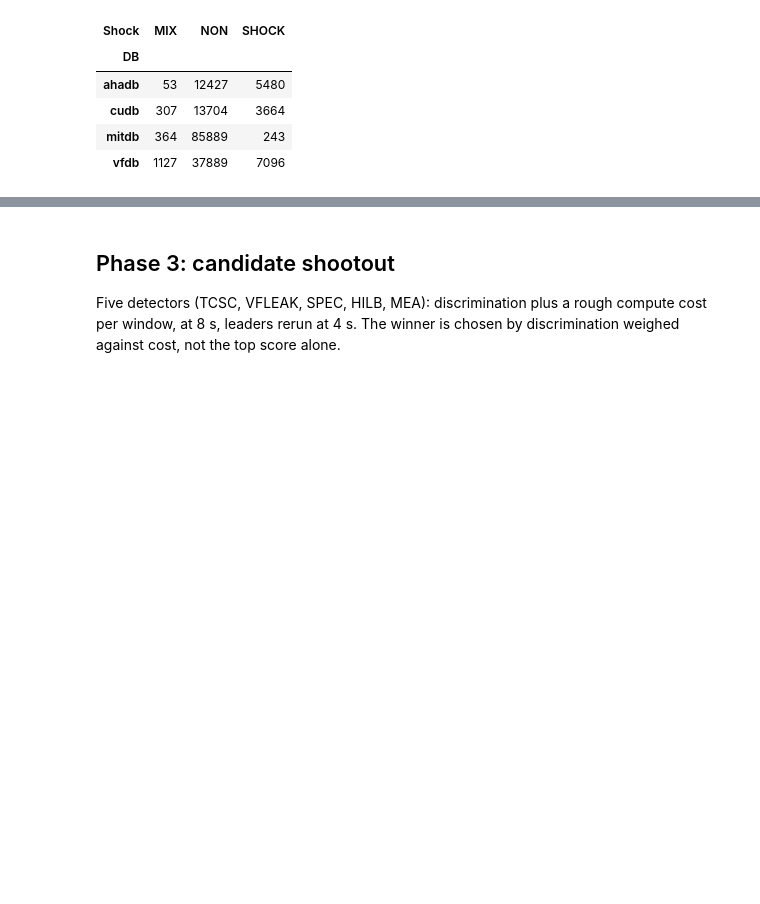
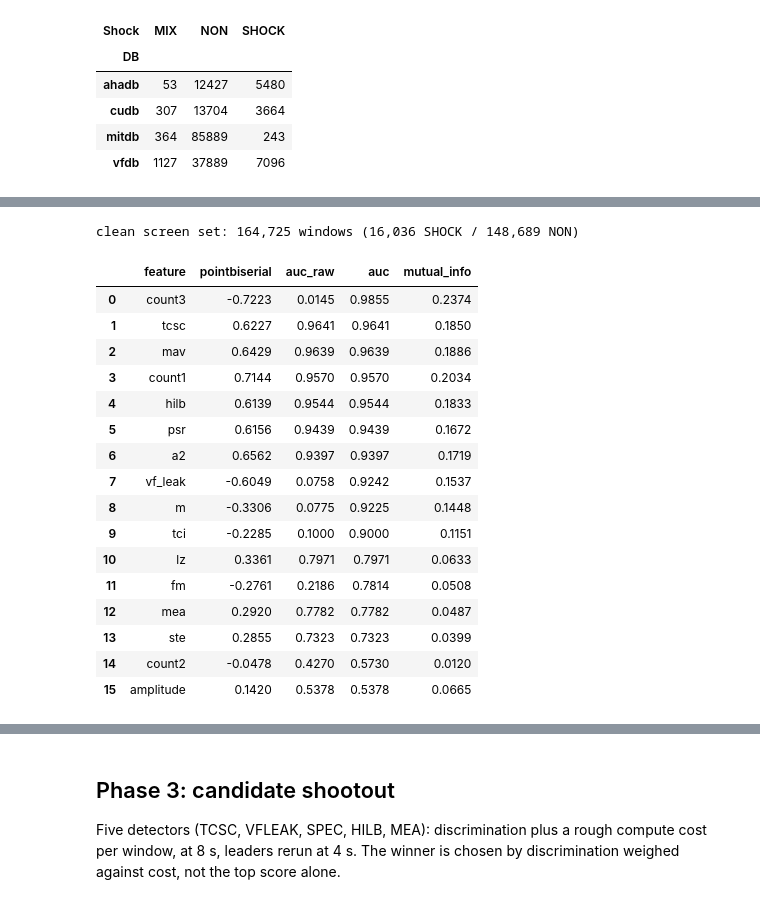
Before and after one commit to kbajalc/vfong, a Jupyter notebook: vfta/PIPELINE.ipynb, the cells around one changed output, grey strips where cells are left out. Cells and saved outputs as stored; diff of their text form; code cells hidden in the pictures; blank space fills up the shorter version.

```diff
--- a/vfta/PIPELINE.ipynb
+++ b/vfta/PIPELINE.ipynb
@@ -230,0 +230,30 @@ heatmap. This confirms the two added candidates (HILB, MEA).
+# %%
+from vfta import screen
+from vfta.features import feature_names
+
+FEATURES = feature_names()               # the 16 signal-only features
+study8 = labels.load_dataset(DBS, 8.0)   # ahadb 8-series, benchmark labels
+clean = screen.clean_set(study8)
+print(f'clean screen set: {len(clean):,} windows '
+      f"({(clean.Shock=='SHOCK').sum():,} SHOCK / {(clean.Shock=='NON').sum():,} NON)")
+rank = screen.screen(clean, FEATURES)
+rank.round(4)
+# %% [output]
+clean screen set: 164,725 windows (16,036 SHOCK / 148,689 NON)
+|  | feature | pointbiserial | auc_raw | auc | mutual_info |
+| 0 | count3 | -0.7223 | 0.0145 | 0.9855 | 0.2374 |
+| 1 | tcsc | 0.6227 | 0.9641 | 0.9641 | 0.1850 |
+| 2 | mav | 0.6429 | 0.9639 | 0.9639 | 0.1886 |
+| 3 | count1 | 0.7144 | 0.9570 | 0.9570 | 0.2034 |
+| 4 | hilb | 0.6139 | 0.9544 | 0.9544 | 0.1833 |
+| 5 | psr | 0.6156 | 0.9439 | 0.9439 | 0.1672 |
+| 6 | a2 | 0.6562 | 0.9397 | 0.9397 | 0.1719 |
+| 7 | vf_leak | -0.6049 | 0.0758 | 0.9242 | 0.1537 |
+| 8 | m | -0.3306 | 0.0775 | 0.9225 | 0.1448 |
+| 9 | tci | -0.2285 | 0.1000 | 0.9000 | 0.1151 |
+| 10 | lz | 0.3361 | 0.7971 | 0.7971 | 0.0633 |
+| 11 | fm | -0.2761 | 0.2186 | 0.7814 | 0.0508 |
+| 12 | mea | 0.2920 | 0.7782 | 0.7782 | 0.0487 |
+| 13 | ste | 0.2855 | 0.7323 | 0.7323 | 0.0399 |
+| 14 | count2 | -0.0478 | 0.4270 | 0.5730 | 0.0120 |
+| 15 | amplitude | 0.1420 | 0.5378 | 0.5378 | 0.0665 |
```
Also changed, not shown: parts of 7 cells of this notebook, 1 other file.
